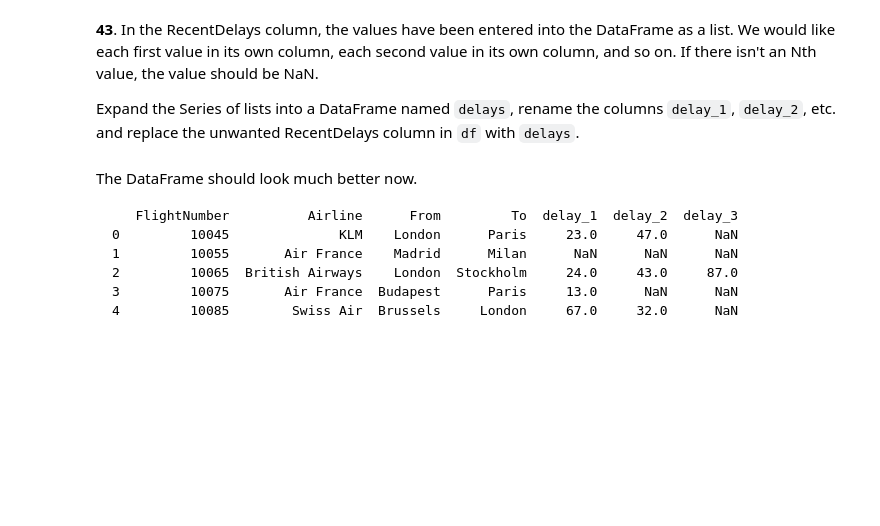
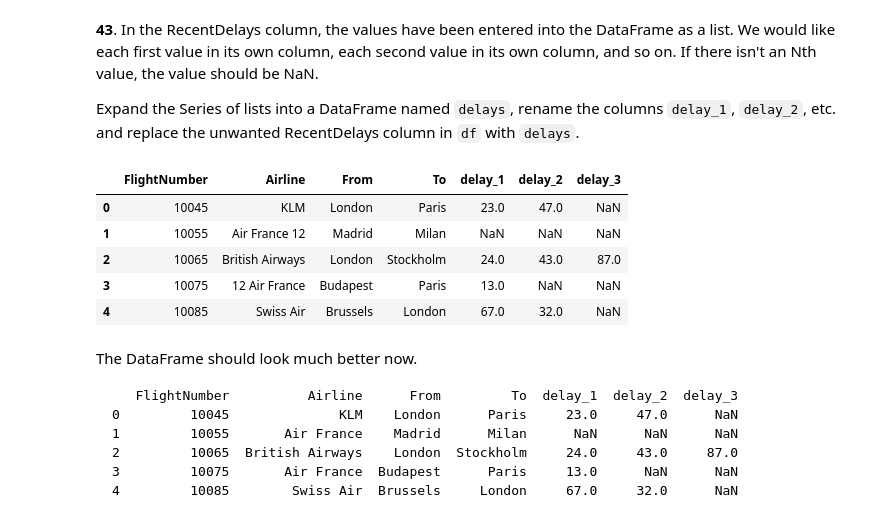
Before and after one commit to haroldeustaquio/Python-Coding-Challenges, a Jupyter notebook: 100 Pandas Puzzles/100-pandas-puzzles.ipynb, the cells around one changed output. Cells and saved outputs as stored; diff of their text form; code cells hidden in the pictures; blank space fills up the shorter version.

Commit message:
13/09/2024 Cleaning data complete

````diff
--- a/100 Pandas Puzzles/100-pandas-puzzles.ipynb
+++ b/100 Pandas Puzzles/100-pandas-puzzles.ipynb
@@ -465,15 +458,45 @@ Formatted, it looks like this:
 # %% [markdown]
 **39.** The **From\_To** column would be better as two separate columns! Split each string on the underscore delimiter `_` to give a new temporary DataFrame called 'temp' with the correct values. Assign the correct column names 'From' and 'To' to this temporary DataFrame.
+# %%
+temp = df.copy()
+temp['From'] = df['From_To'].str.partition('_',expand=True)[0]
+temp['To'] = df['From_To'].str.partition('_',expand=True)[2]
 # %% [markdown]
 **40.** Notice how the capitalisation of the city names is all mixed up in this temporary DataFrame 'temp'. Standardise the strings so that only the first letter is uppercase (e.g. "londON" should become "London".)
+# %%
+temp.loc[:,'To'] = temp['To'].str.title()
+temp.loc[:,'From'] = temp['From'].str.title()
 # %% [markdown]
 **41.** Delete the **From_To** column from `df` and attach the temporary DataFrame 'temp' from the previous questions.
+# %%
+df = temp.drop(columns='From_To')
 # %% [markdown]
 **42**. In the **Airline** column, you can see some extra puctuation and symbols have appeared around the airline names. Pull out just the airline name. E.g. `'(British Airways. )'` should become `'British Airways'`.
+# %%
+import string
+df.loc[:,'Airline'] = df['Airline'].replace(f'[{string.punctuation}]','',regex=True).str.strip()
 # %% [markdown]
 **43**. In the RecentDelays column, the values have been entered into the DataFrame as a list. We would like each first value in its own column, each second value in its own column, and so on. If there isn't an Nth value, the value should be NaN.
 
 Expand the Series of lists into a DataFrame named `delays`, rename the columns `delay_1`, `delay_2`, etc. and replace the unwanted RecentDelays column in `df` with `delays`.
+# %%
+import numpy as np
+
+# np.vstack(df['RecentDelays'].values)
+
+max_len = np.max([len(x) for x in df['RecentDelays']])
+
+temp = df['RecentDelays'].apply(lambda row: row + [np.nan]*(max_len-len(row)) if len(row)<max_len else row)
+df_temp = pd.DataFrame(np.vstack(temp),columns=['delay_1','delay_2','delay_3'])
+
+pd.concat([df.drop(columns='RecentDelays'),df_temp],axis=1)
+# %% [output]
+|  | FlightNumber | Airline | From | To | delay_1 | delay_2 | delay_3 |
+| 0 | 10045 | KLM | London | Paris | 23.0 | 47.0 | NaN |
+| 1 | 10055 | Air France 12 | Madrid | Milan | NaN | NaN | NaN |
+| 2 | 10065 | British Airways | London | Stockholm | 24.0 | 43.0 | 87.0 |
+| 3 | 10075 | 12 Air France | Budapest | Paris | 13.0 | NaN | NaN |
+| 4 | 10085 | Swiss Air | Brussels | London | 67.0 | 32.0 | NaN |
 # %% [markdown]
 The DataFrame should look much better now.
 ```
````
Also changed, not shown: parts of 4 cells of this notebook.
